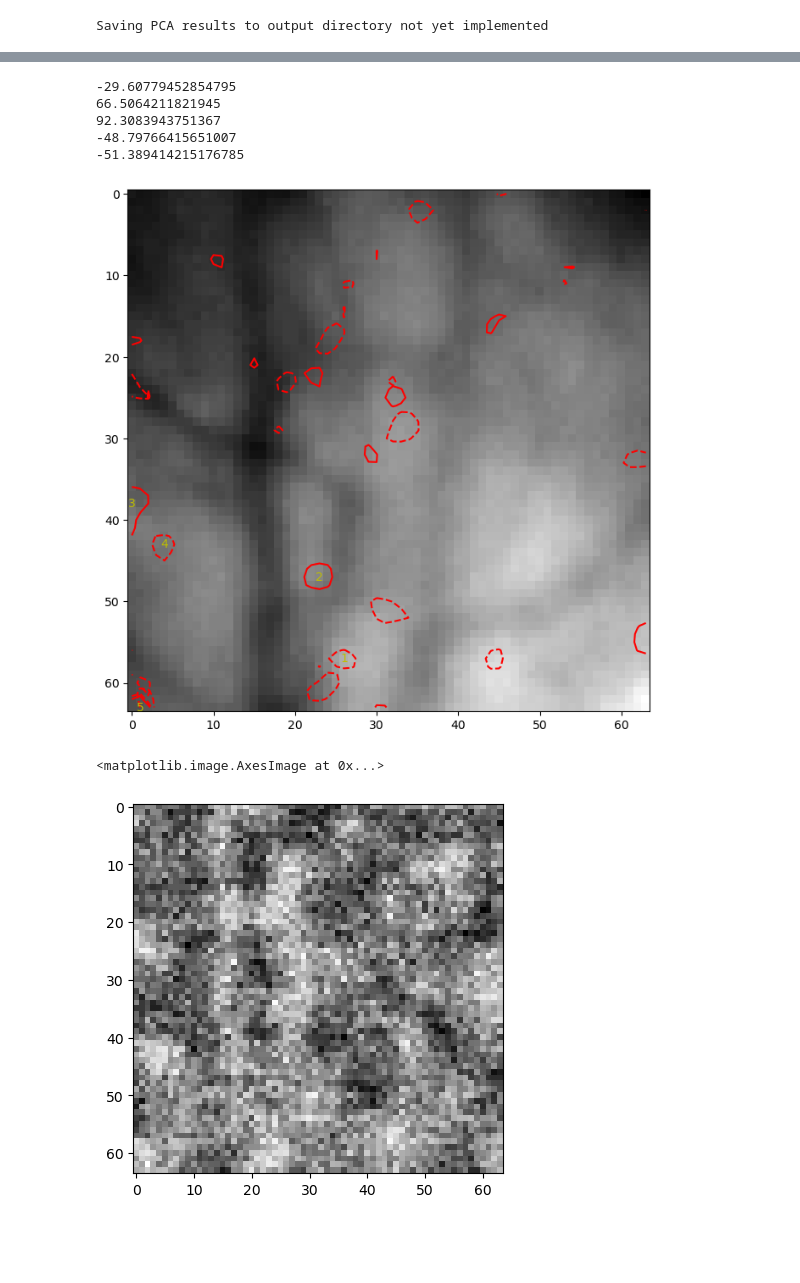
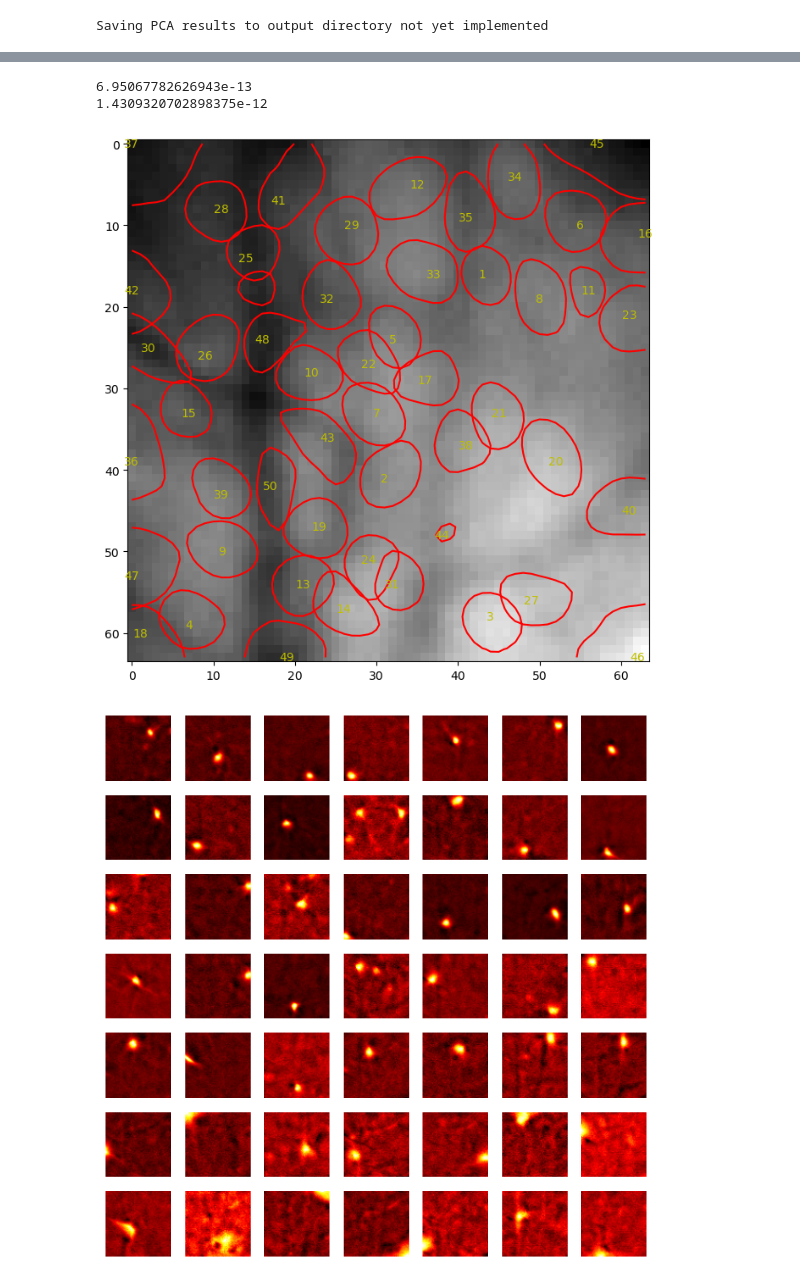
Before and after one commit to qian-qichen/PCa, a Jupyter notebook: pcaica.ipynb, the cells around one changed output, grey strips where cells are left out. Drawn from its saved outputs; the diff is of its cells as text; code cells hidden in the pictures; blank space fills up the shorter version.

```diff
--- a/pcaica.ipynb
+++ b/pcaica.ipynb
@@ -15,3 +4,11 @@ The autoreload extension is already loaded. To reload it, use:
+# %%
+import tifffile as tf
+import pycellsort.cellsort_PCA as PCA
+import pycellsort.cellsort_ICA as ICA
+import os
+import numpy as np
+PCA.ENABLE_onTime_daul_PCA = True
+from matplotlib import pyplot as plt
 # %%
 import logging
 path = "data_1p-1.tif"
@@ -32,6 +29,9 @@ logger.addHandler(file_handler)
 
 meanImage = data.mean(axis=0)
 # %%
+## PCA
+## TODO check why dual PCA failed
+PCA.ENABLE_onTime_daul_PCA = False
 mixedsig, mixedfilter, eigenvalues, covtrace, temporal_mean, spacial_mean =PCA.cellsortPCA(data,nPCs,outputdir=outputdir,logger=logger)
 # PCA.viewPCAResults(mixedfilter,outputdir+"/PCA_PC")
 # %% [output]
@@ -46,5 +52,5 @@ mixedsig.shape, mixedfilter.shape
 # %%
-
-PC_use  = list(range(1,65))
+## PCA select
+PC_use  = list(range(0,60))
 _,_ = PCA.plot_pc_spectrum(path, eigenvalues, PC_use,show=True)
 # %% [output]
@@ -52,2 +58,4 @@ _,_ = PCA.plot_pc_spectrum(path, eigenvalues, PC_use,show=True)
 # %%
-ica_sig, ica_filters, ica_A = ICA.cellsortICA(mixedsig,mixedfilter,eigenvalues,mu=0.5,termtol=1e-3,maxrounds=500)
+## ICA
+ICA.ICA_SK = False
+ica_sig, ica_filters, ica_A = ICA.cellsortICA(mixedsig,mixedfilter,eigenvalues,mu=0.5,num_IC=50,termtol=1e-12,maxrounds=500,PC_use=PC_use,logger=logger)
@@ -74,15 +62,20 @@ array([[[-50.86595413, -61.18819766, -56.60147341, ..., -48.6369401 ,
+# %%
+## ICA quality check
+corr_ica_filters = ica_filters @ ica_filters.T
+print(np.sum(np.abs(corr_ica_filters - np.eye(corr_ica_filters.shape[0]))))
+
+corr_ica_sig = ica_sig @ ica_sig.T
+print(np.sum(np.abs(corr_ica_sig - np.eye(corr_ica_sig.shape[0]))))
+# %% [output]
+6.95067782626943e-13
+1.4309320702898375e-12
 # %%
-import pycellsort.cellsort_ICA as ICA
-fig = ICA.ICAshow(ica_filters[:5], meanImage,(8,8),2.2,cmap='gray')
+## show
+fig = ICA.ICAshow(ica_filters.reshape(-1,64,64), meanImage,(8,8),5,cmap='gray')
+fig.savefig(outputdir + '/ica_filters.png',dpi=300)
 # %% [output]
--29.60779452854795
-66.5064211821945
-92.3083943751367
--48.79766415651007
--51.389414215176785
-[figure, old version]
+[figure, new version]
 # %%
-plt.imshow(ica_filters[3].reshape(64,64),cmap='gray')
+PCA.viewPCAResults(ica_filters.reshape(-1,64,64),outputdir+"/ICA_PC",packN=49)
 # %% [output]
-<matplotlib.image.AxesImage at 0x...>
-[figure, old version]
+[figure, new version]
```
Also changed, not shown: parts of 11 cells of this notebook, 4 other files.
